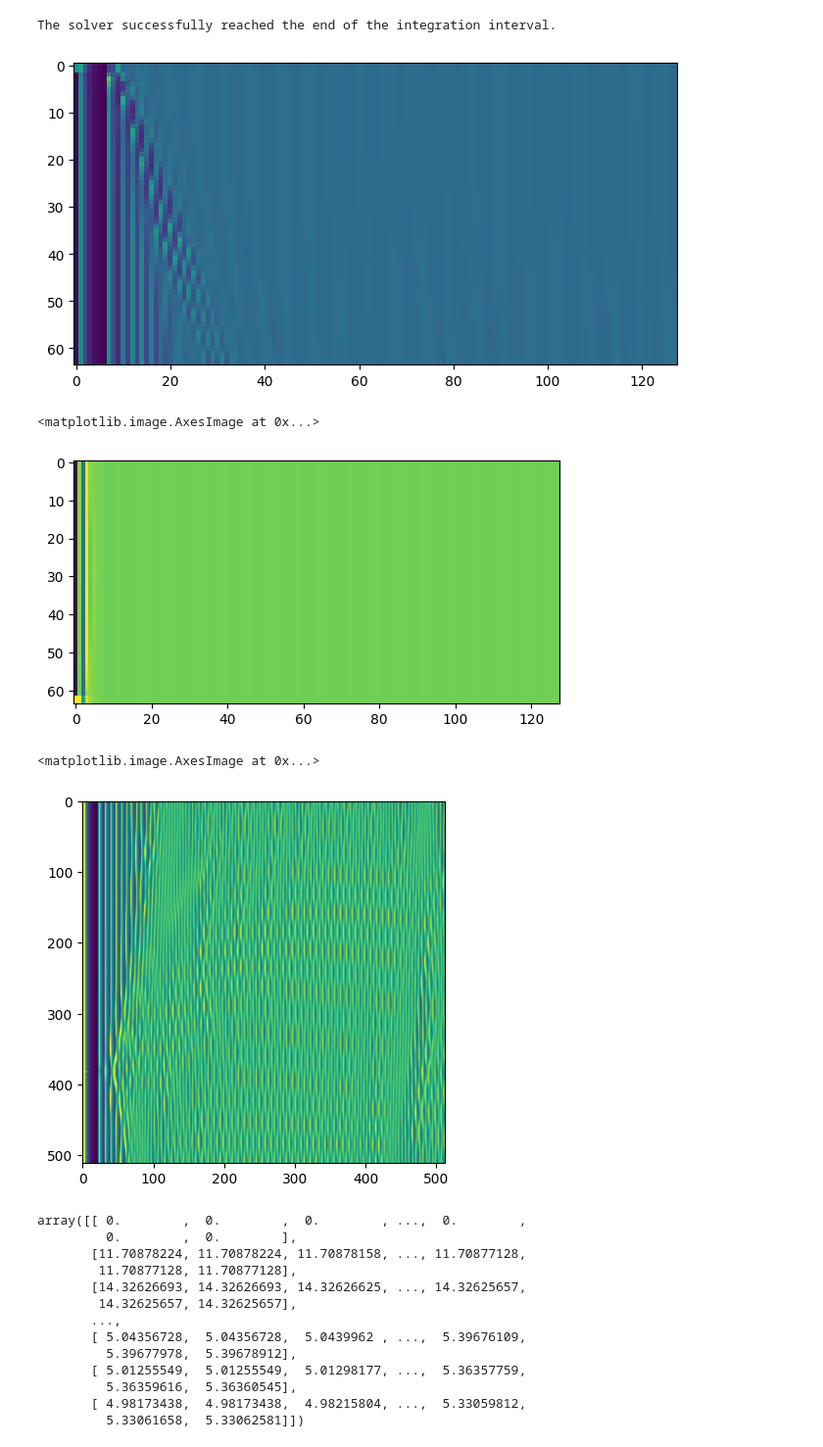
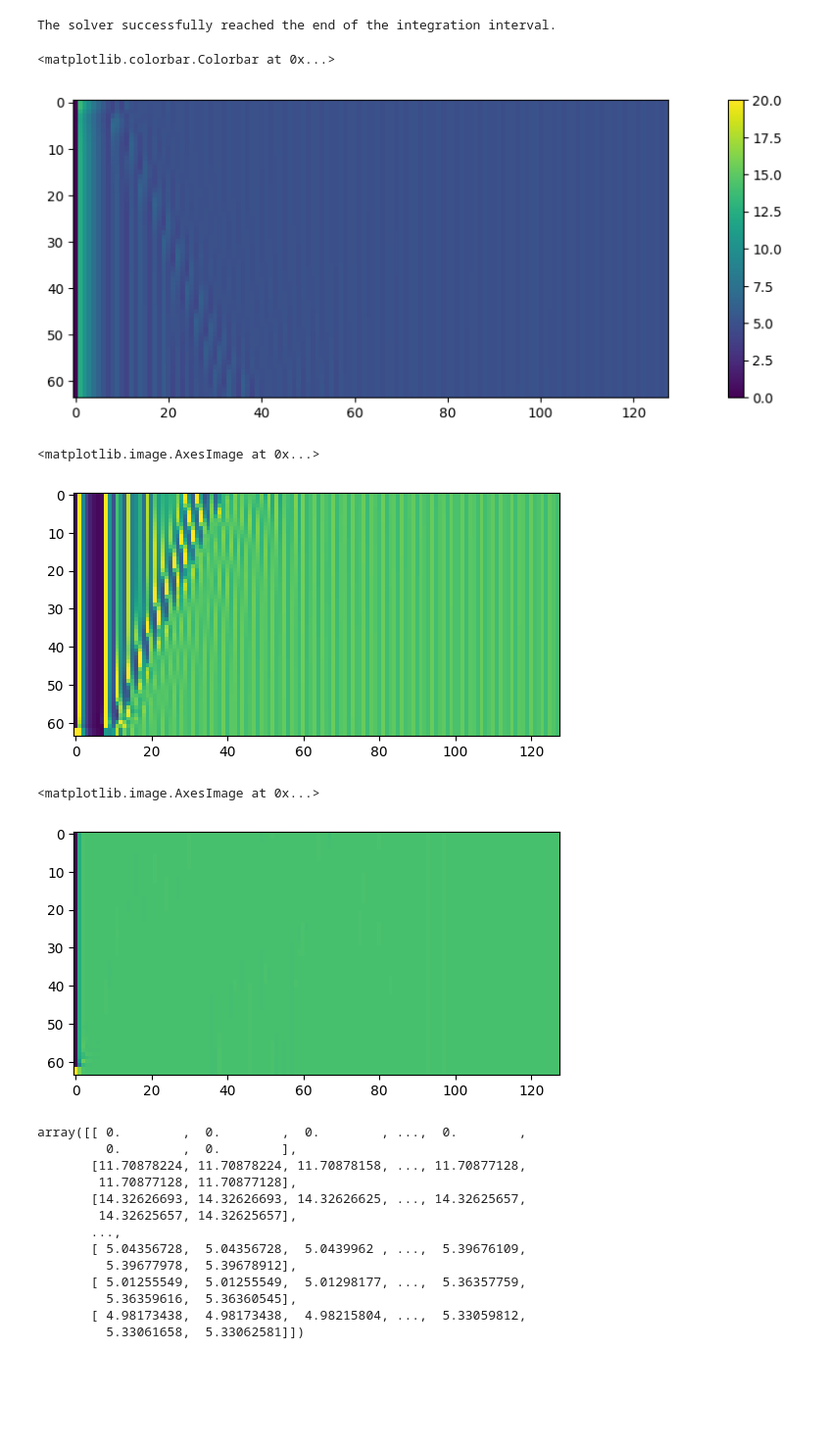
Before and after one commit to nbj2008/wilson_cowan_2d, a Jupyter notebook: notebooks/New Works/SSN 1D Local Front.ipynb, the cells around one changed output. Shown at 98% size. Drawn from its saved outputs; the diff is of its cells as text; code cells hidden in the pictures; blank space fills up the shorter version.

```diff
--- a/notebooks/New Works/SSN 1D Local Front.ipynb
+++ b/notebooks/New Works/SSN 1D Local Front.ipynb
@@ -24,11 +21,11 @@ report_path = "/home/nicolasjudd/school_notes/neural/final_report/"
 img_path = os.path.join(report_path, 'img')
 # %%
 τe = 1
-τi = 4 * τe
+τi = 4.5 * τe
 σe = 1
-σi = 33 * σe  # Doesn't do anything here
+σi = 0.9 * σe  # Doesn't do anything here
 
-param = wcp.SSNDefaultParams(τ = np.array([τe, τi]), n=3, k=1, size = 2**6, σ=np.array([σe,σi]))
+param = wcp.SSNDefaultParams(τ = np.array([τe, τi]), n=3, k=0.5, size = 2**6, σ=np.array([σe,σi]))
 # param.Θ = np.array([0.08, 0.4])
 
 # u,v,cps = calc_nulclines_crosspoints(param, interp_prec=1e-5,
@@ -59,30 +73,32 @@ inp = (u, v)
 # %%
 trv_wav = wck.WCDecExpTravelLocal1D(inp, param)
 
 end = 100
 step = end/(param.size*2)
 res = trv_wav((0, end), t_eval=np.arange(0, end, step))
 
 print(res._solved.message)
 
 
 fig = plt.figure(figsize=(16,4))
-_ = plt.imshow(res.u.T, vmin=0, vmax=2)
+im = plt.imshow(res.v.T, vmin=0, vmax=20)
+plt.colorbar(im)
 # %% [output]
 The solver successfully reached the end of the integration interval.
+<matplotlib.colorbar.Colorbar at 0x...>
-[figure, old version]
+[figure, new version]
 # %%
 # fig = plt.figure(figsize=(10,20))
 plt.imshow(np.flip(res.u.T[:,:512], axis=0), aspect='equal', vmin=0, vmax=1)# plt.colorbar()
 # %% [output]
 <matplotlib.image.AxesImage at 0x...>
-[figure, old version]
+[figure, new version]
 # %%
 # fig = plt.figure(figsize=(10,20))
 plt.imshow(np.flip(res.u.T[:,:512], axis=0), aspect='equal', vmin=0, vmax=1)# plt.colorbar()
 # %% [output]
 <matplotlib.image.AxesImage at 0x...>
-[figure, old version]
+[figure, new version]
 # %%
 res.v
 # %% [output]
```
Also changed, not shown: parts of 2 cells of this notebook, 6 other files.
